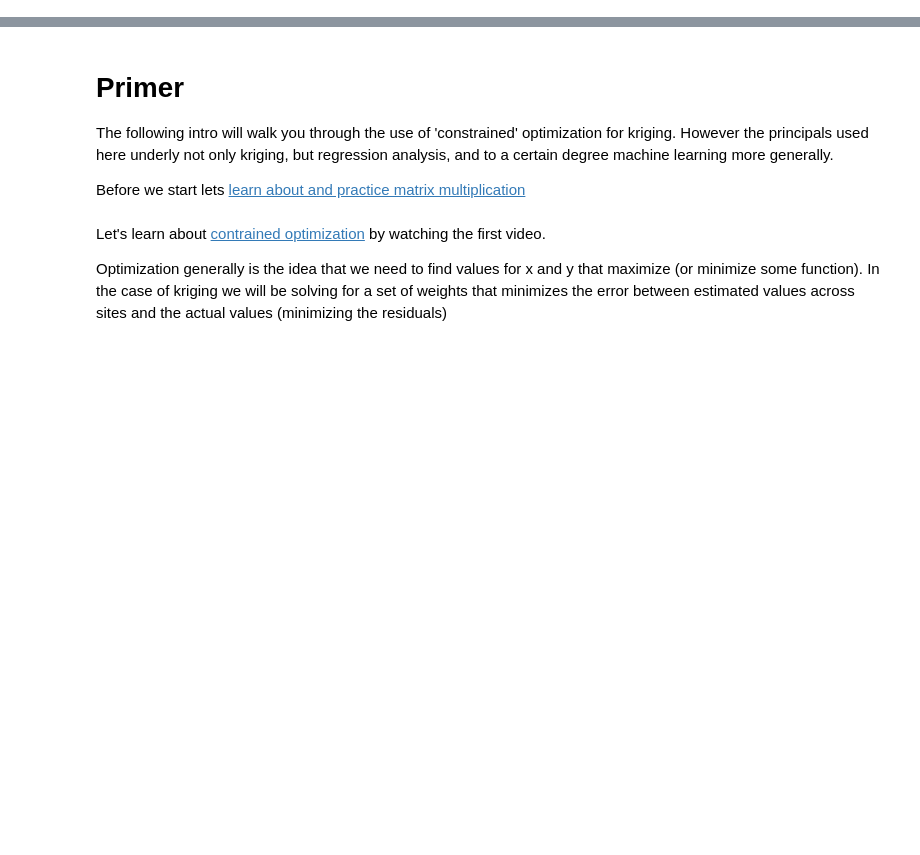
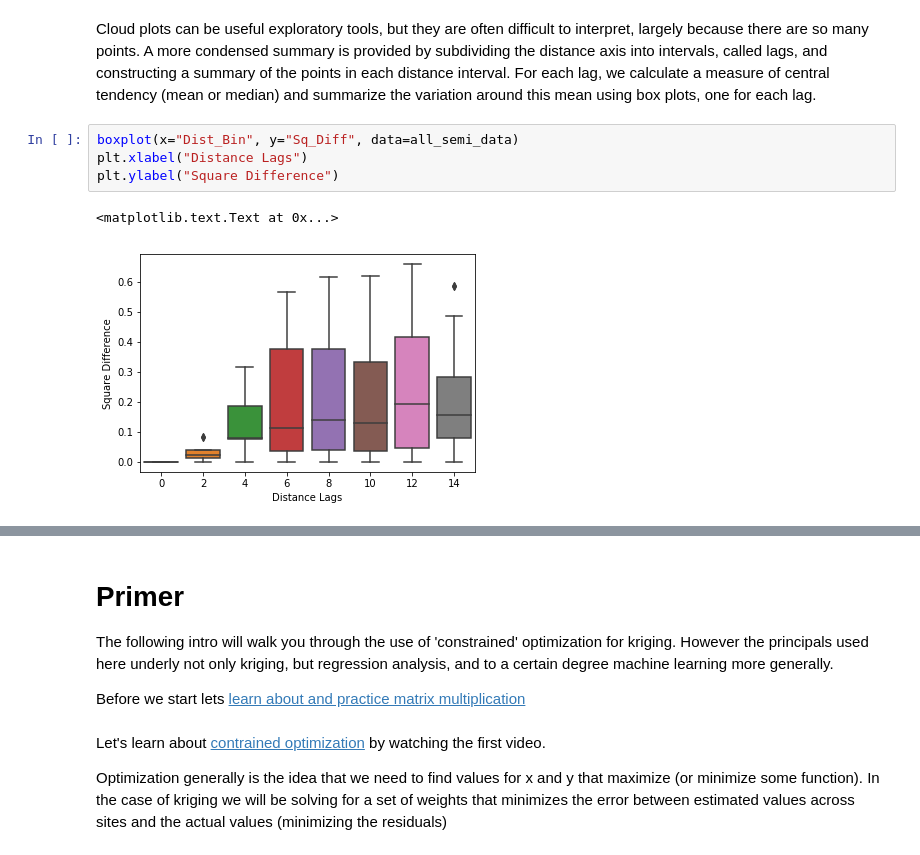
Before and after one commit to mmann1123/ClassMaterials, a Jupyter notebook: Simple Interpolation by Hand.ipynb, the cells around one changed output, grey strips where cells are left out. Drawn from its saved outputs; the diff is of its cells as text; blank space fills up the shorter version.

```diff
--- a/Simple Interpolation by Hand.ipynb
+++ b/Simple Interpolation by Hand.ipynb
@@ -8,0 +141,9 @@ from scipy import *
+# %% [markdown]
+Cloud plots can be useful exploratory tools, but they are often difficult to interpret, largely because there are so many points. A more condensed summary is provided by subdividing the distance axis into intervals, called lags, and constructing a summary of the points in each distance interval. For each lag, we calculate a measure of central tendency (mean or median) and summarize the variation around this mean using box plots, one for each lag.
+# %%
+boxplot(x="Dist_Bin", y="Sq_Diff", data=all_semi_data)
+plt.xlabel("Distance Lags")
+plt.ylabel("Square Difference")
+# %% [output]
+<matplotlib.text.Text at 0x...>
+[figure, added]
```
Also changed, not shown: parts of 30 cells of this notebook.
